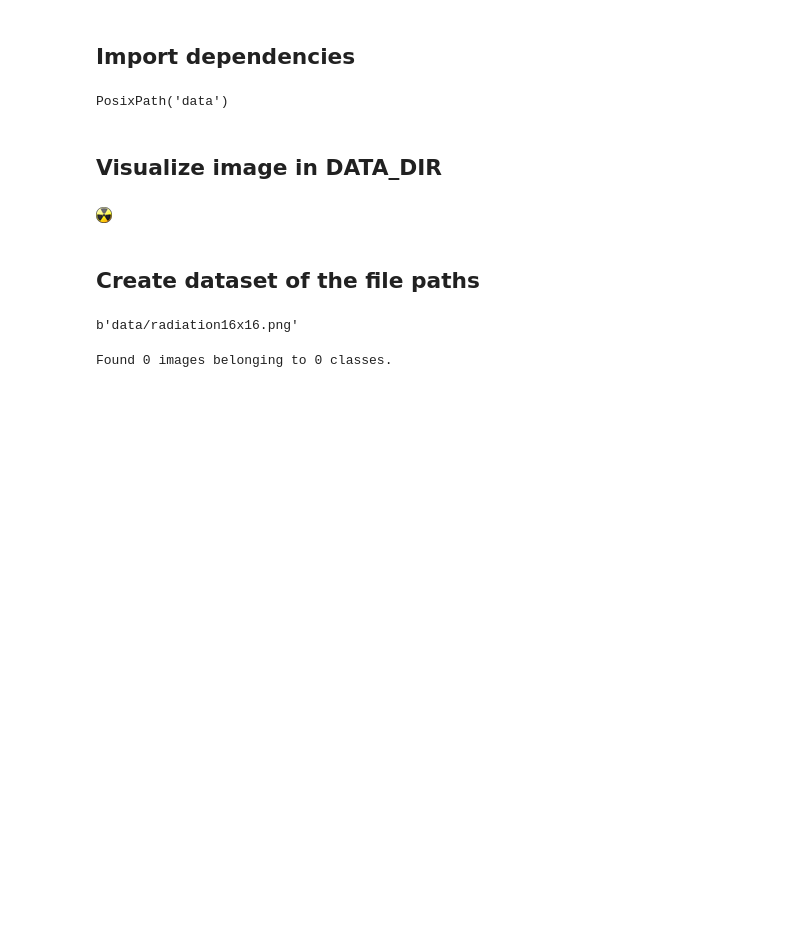
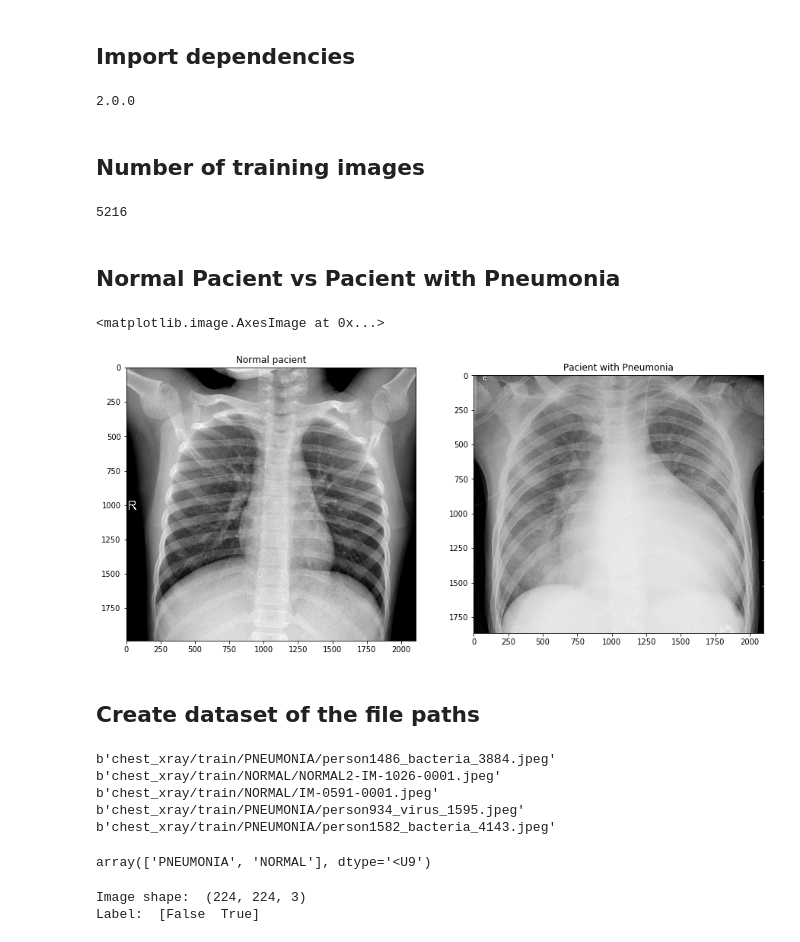
Before and after one commit to deeplearningunb/pneumonia-diagnosis, a Jupyter notebook: demo.ipynb, the cells around one changed output. Saved outputs shown, nothing was run; the diff lists cells and outputs as text; code cells hidden in the pictures; blank space fills up the shorter version.

Commit message:
Display images and load dataset with TF
Signed-off-by: Gabriel Ziegler <gabrielziegler3@gmail.com>

```diff
--- a/demo.ipynb
+++ b/demo.ipynb
@@ -3,7 +3,6 @@
 # %%
 from __future__ import absolute_import, division, print_function, unicode_literals
 from PIL import Image
-from tensorflow.keras.preprocessing.image import ImageDataGenerator
 
 import os
 import pathlib
@@ -11,26 +10,49 @@ import tensorflow as tf
 import IPython.display as display
 import numpy as np
 import matplotlib.pyplot as plt
+import cv2
 
+TRAIN_PATH = pathlib.Path('./chest_xray/train/')
 
-DATA_DIR = pathlib.Path('./data/')
-DATA_DIR
+print(tf.__version__)
 # %% [output]
-PosixPath('data')
+2.0.0
-# %% [markdown]
-## Visualize image in DATA_DIR
-# %%
-images = list(DATA_DIR.glob('*.png'))
-for image_path in images:
-    display.display(Image.open(str(image_path)))
-# %% [output]
-[figure, removed]
+# %% [markdown]
+## Number of training images
+# %%
+image_count = len(list(TRAIN_PATH.glob('*/*.jpeg')))
+image_count
+# %% [output]
+5216
+# %% [markdown]
+## Normal Pacient vs Pacient with Pneumonia
+# %%
+normal_files = list(TRAIN_PATH.glob('NORMAL/*'))
+pneumonia_files = list(TRAIN_PATH.glob('PNEUMONIA/*'))
+
+normal_img = cv2.imread(str(normal_files[2]))
+pneumonia_img = cv2.imread(str(pneumonia_files[2]))
+
+fig = plt.figure(figsize=(15,15))
+ax1 = fig.add_subplot(221)
+ax1.title.set_text('Normal pacient')
+ax2 = fig.add_subplot(222)
+ax2.title.set_text('Pacient with Pneumonia')
+ax1.imshow(normal_img)
+ax2.imshow(pneumonia_img)
+# %% [output]
+<matplotlib.image.AxesImage at 0x...>
+[figure, added]
 # %% [markdown]
 ## Create dataset of the file paths
 # %%
-list_ds = tf.data.Dataset.list_files(str(DATA_DIR/'*'))
+train_ds = tf.data.Dataset.list_files(str(TRAIN_PATH/'*/*'))
 
-for f in list_ds.take(1):
+for f in train_ds.take(5):
     print(f.numpy())
 # %% [output]
-b'data/radiation16x16.png'
+b'chest_xray/train/PNEUMONIA/person1486_bacteria_3884.jpeg'
+b'chest_xray/train/NORMAL/NORMAL2-IM-1026-0001.jpeg'
+b'chest_xray/train/NORMAL/IM-0591-0001.jpeg'
+b'chest_xray/train/PNEUMONIA/person934_virus_1595.jpeg'
+b'chest_xray/train/PNEUMONIA/person1582_bacteria_4143.jpeg'
@@ -40,12 +59,5 @@ validation_image_generator = ImageDataGenerator(rescale=1./255) # Generator for
-# %%
-batch_size = 128
-epochs = 15
-IMG_HEIGHT = 16
-IMG_WIDTH = 16
-
-train_data_gen = train_image_generator.flow_from_directory(batch_size=batch_size,
-                                                           directory=DATA_DIR,
-                                                           shuffle=True,
-                                                           target_size=(IMG_HEIGHT, IMG_WIDTH))
-# %% [output]
-Found 0 images belonging to 0 classes.
+# %%
+CLASS_NAMES = np.array([item.name for item in TRAIN_PATH.glob('*')])
+CLASS_NAMES
+# %% [output]
+array(['PNEUMONIA', 'NORMAL'], dtype='<U9')
@@ -72,0 +98,11 @@ def process_path(file_path):
+# %%
+AUTOTUNE = tf.data.experimental.AUTOTUNE
+
+labeled_ds = train_ds.map(process_path, AUTOTUNE)
+
+for image, label in labeled_ds.take(1):
+    print("Image shape: ", image.numpy().shape)
+    print("Label: ", label.numpy())
+# %% [output]
+Image shape:  (224, 224, 3)
+Label:  [False  True]
```
Also changed, not shown: parts of 6 cells of this notebook.
